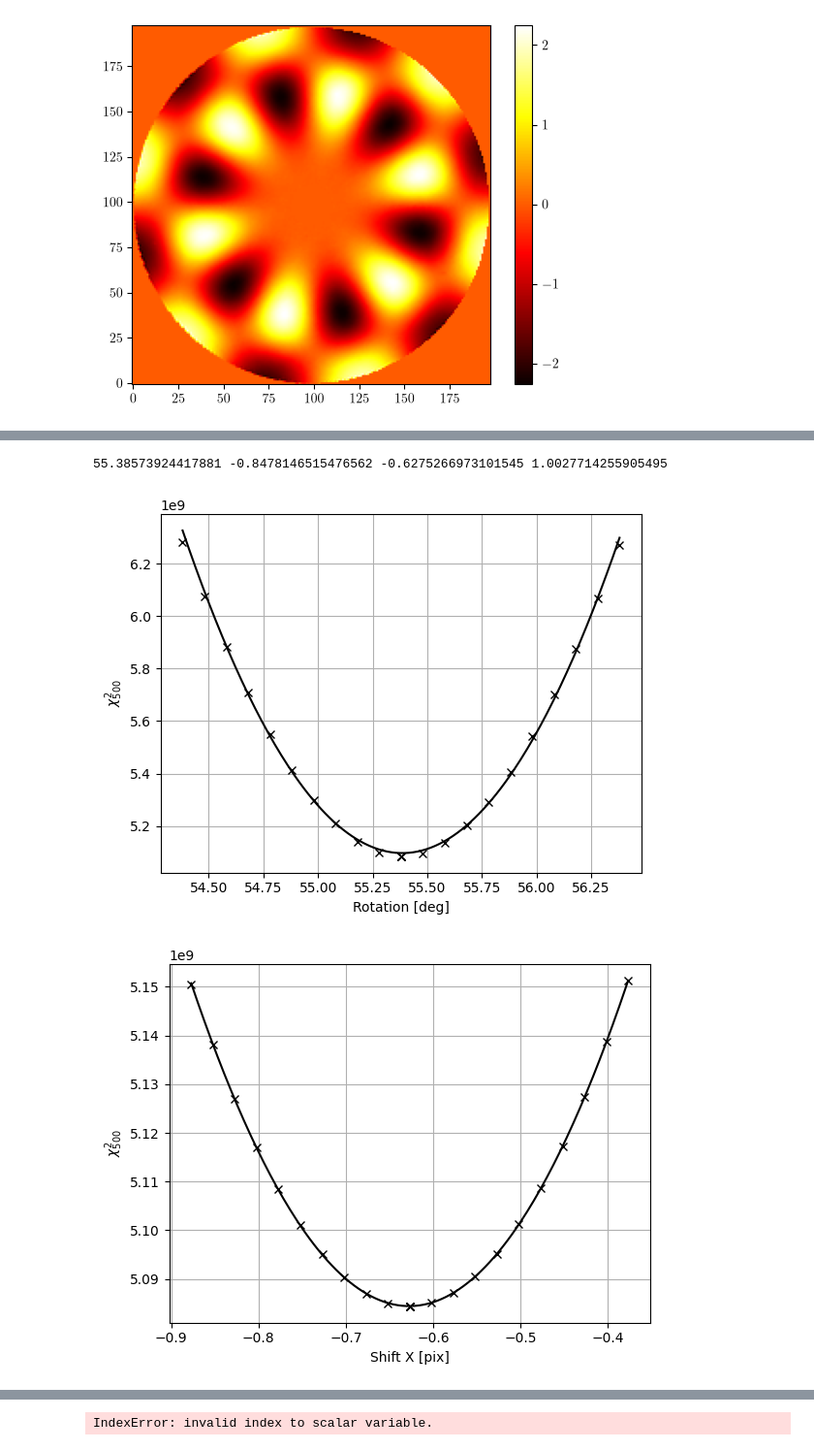
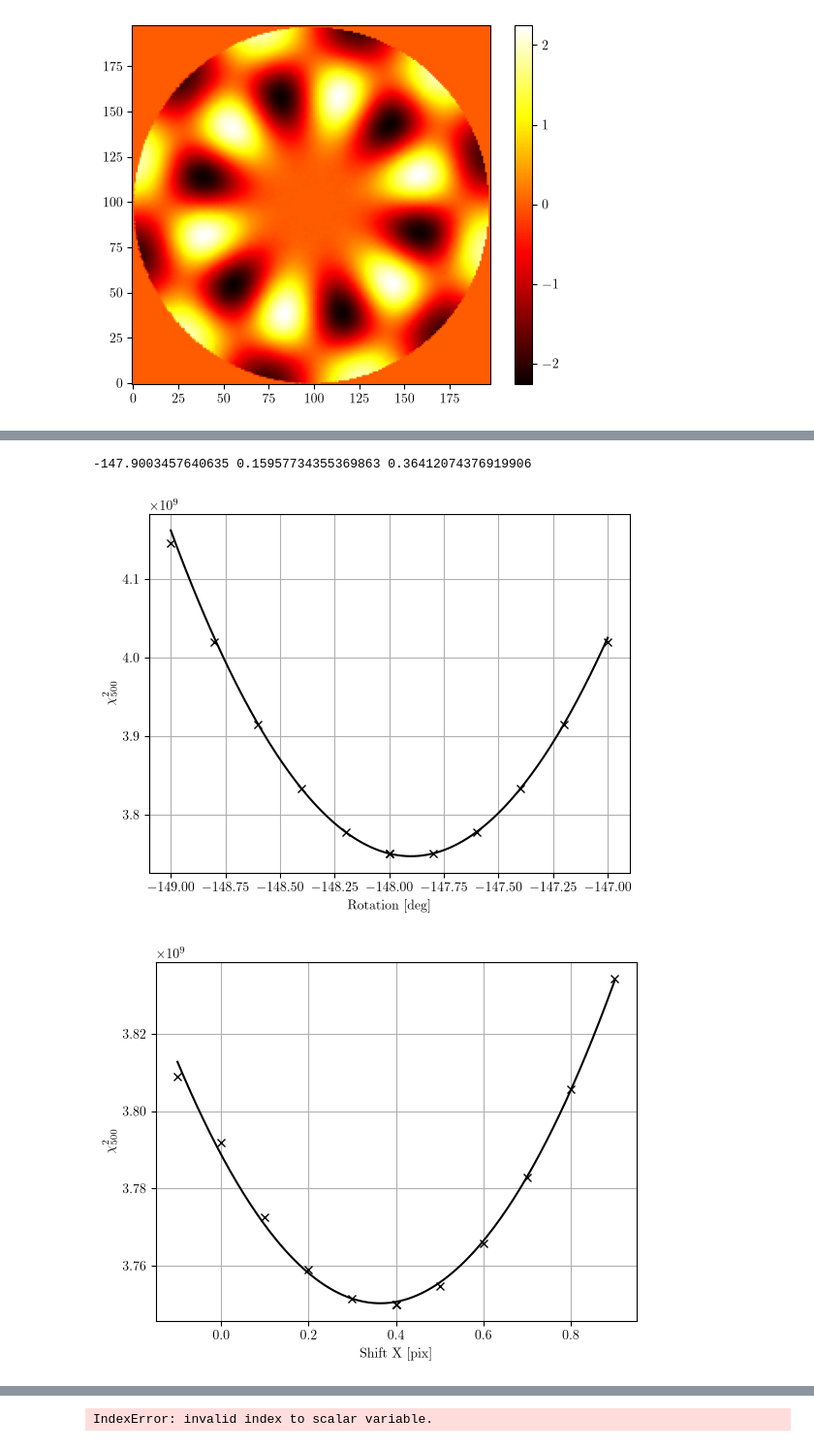
Before and after one commit to Menessao/SPECULA, a Jupyter notebook: config/ErrorBudget/SOULsx.ipynb, the cells around one changed output, grey strips where cells are left out. Shown at 97% size. Cells and saved outputs as stored; diff of their text form; code cells hidden in the pictures.

```diff
--- a/config/ErrorBudget/SOULsx.ipynb
+++ b/config/ErrorBudget/SOULsx.ipynb
@@ -133,7 +268,7 @@ f2dopt=show2d_slopes(optsynim[:,idx],ppath='lbt_pupdata',title=f'KL{idx} synth s
 # %%
 import pandas as pd
 
-df_tot = pd.read_csv('/raid1/mmenessini/results/SOUL/KLv32sx/misreg_csv/it3_deltaRot0.10_deltaShift0.02_deltaMag0.36_metric.csv') #
+df_tot = pd.read_csv('/raid1/mmenessini/results/SOUL/KLv32sx/misreg_csv/it3_deltaRot0.18_deltaShift0.09_deltaMag0.91_metric.csv') #
 
 df = df_tot[df_tot['magnification']==1.0]
 
@@ -141,9 +276,9 @@ df_rot = df['rotation']
 df_shftX = df['shiftX']
 df_shftY = df['shiftY']
 
-dX0 = -0.627
-dY0 = -0.848
-Rot0 = 55.38
+dX0 = 0.4
+dY0 = 0.2
+Rot0 = -148
 
 dfvRot = df[np.logical_and(df_shftX==dX0,df_shftY==dY0)]
 skip = 2
@@ -153,43 +288,43 @@ plt.figure()
 plt.plot(dfvRot['rotation'],dfvRot['metric'],'x',c='k') #[skip:-skip-3]
 plt.plot(x,np.polyval(prot,x),c='k')
 plt.xlabel('Rotation [deg]')
 plt.ylabel(r'$\chi_{500}^2$')
 plt.grid()
 
 
 dfvdX = df[np.logical_and(df_rot==Rot0,df_shftY==dY0)]
 psX = np.polyfit(dfvdX['shiftX'],dfvdX['metric'],2)
 x = np.linspace(np.min(dfvdX['shiftX']),np.max(dfvdX['shiftX']),200)
 plt.figure()
 plt.plot(dfvdX['shiftX'],dfvdX['metric'],'x',c='k')
 plt.plot(x,np.polyval(psX,x),c='k')
 plt.xlabel('Shift X [pix]')
 plt.ylabel(r'$\chi_{500}^2$')
 plt.grid()
 
 dfvdY = df[np.logical_and(df_rot==Rot0,df_shftX==dX0)]
 psY = np.polyfit(dfvdY['shiftY'][:-1],dfvdY['metric'][:-1],2)
 x = np.linspace(np.min(dfvdY['shiftY']),np.max(dfvdY['shiftY']),200)
 plt.figure()
 plt.plot(dfvdY['shiftY'][:-1],dfvdY['metric'][:-1],'x',c='k')
 plt.plot(x,np.polyval(psY,x),c='k')
 plt.xlabel('Shift Y [pix]')
 plt.ylabel(r'$\chi_{500}^2$')
 plt.grid()
 
 
-dfMag = df_tot[np.logical_and(np.logical_and(df_tot['shiftX']==dX0,df_tot['shiftY']==dY0),df_tot['rotation']==Rot0)]
-pMag = np.polyfit(dfMag['magnification'],dfMag['metric'],2)
-x = np.linspace(np.min(dfMag['magnification']),np.max(dfMag['magnification']),200)
-plt.figure()
-plt.plot(dfMag['magnification']*1e+2,dfMag['metric'],'x',c='k')
-plt.plot(x*1e+2,np.polyval(pMag,x),c='k')
-plt.xlabel('Magnification [%]')
-plt.ylabel(r'$\chi_{500}^2$')
-plt.grid()
+# dfMag = df_tot[np.logical_and(np.logical_and(df_tot['shiftX']==dX0,df_tot['shiftY']==dY0),df_tot['rotation']==Rot0)]
+# pMag = np.polyfit(dfMag['magnification'],dfMag['metric'],2)
+# x = np.linspace(np.min(dfMag['magnification']),np.max(dfMag['magnification']),200)
+# plt.figure()
+# plt.plot(dfMag['magnification']*1e+2,dfMag['metric'],'x',c='k')
+# plt.plot(x*1e+2,np.polyval(pMag,x),c='k')
+# plt.xlabel('Magnification [%]')
+# plt.ylabel(r'$\chi_{500}^2$')
+# plt.grid()
 
-print(prot[1]/(-2*prot[0]),psY[1]/(-2*psY[0]),psX[1]/(-2*psX[0]),pMag[1]/(-2*pMag[0]))
+print(prot[1]/(-2*prot[0]),psY[1]/(-2*psY[0]),psX[1]/(-2*psX[0]))#,pMag[1]/(-2*pMag[0]))
 # %% [output]
-55.38573924417881 -0.8478146515476562 -0.6275266973101545 1.0027714255905495
+-147.9003457640635 0.15957734355369863 0.36412074376919906
-[figure, old version]
+[figure, new version]
-[figure, old version]
+[figure, new version]
```
Also changed, not shown: parts of 8 cells of this notebook, 8 other files.
